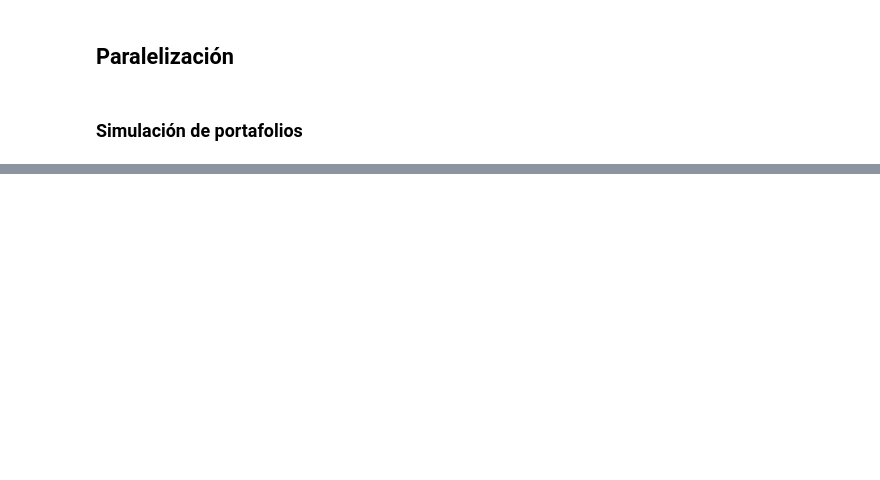
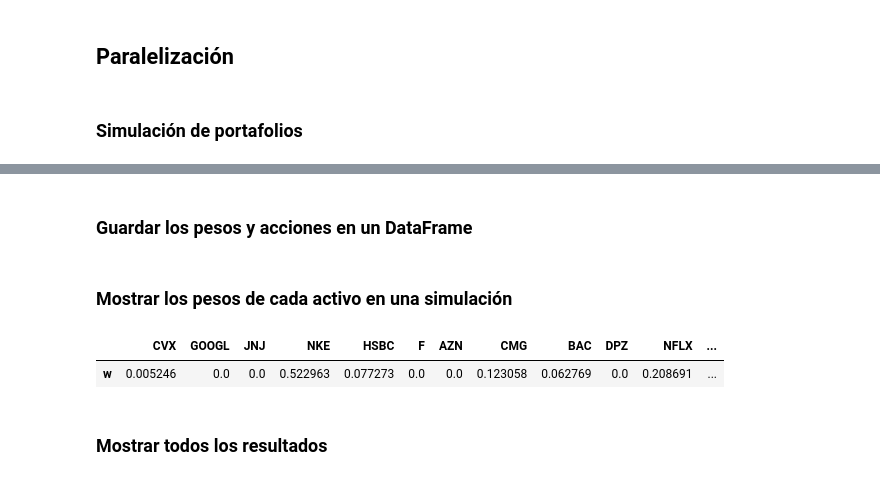
Before and after one commit to LuisMB09/metodos_optimizacion, a Jupyter notebook: Paralelización.ipynb, the cells around one changed output, grey strips where cells are left out. Drawn from its saved outputs; the diff is of its cells as text; code cells hidden in the pictures; blank space fills up the shorter version.

```diff
--- a/Paralelización.ipynb
+++ b/Paralelización.ipynb
@@ -196,7 +119,19 @@ metricas_df_scipy.head()
+# %% [markdown]
+### Guardar los pesos y acciones en un DataFrame
 # %%
 dataframes_dict = {}
 for i in range(n_simulations):
     dataframes_dict[f"Simulación {i+1}"] = pd.DataFrame(pesos_sci[i], index=selected_tickers[i], columns=['w']).T
+# %% [markdown]
+### Mostrar los pesos de cada activo en una simulación
+# %%
+# Elegir el número de simulación cambiando el número
+dataframes_dict['Simulación 1']
+# %% [output]
+|  | CVX | GOOGL | JNJ | NKE | HSBC | F | AZN | CMG | BAC | DPZ | NFLX | ... |
+| w | 0.005246 | 0.0 | 0.0 | 0.522963 | 0.077273 | 0.0 | 0.0 | 0.123058 | 0.062769 | 0.0 | 0.208691 | ... |
+# %% [markdown]
+### Mostrar todos los resultados
 # %%
 for i in range(n_simulations):
     display(Markdown(f"### Simulación {i+1}"))
```
Also changed, not shown: parts of 6 cells of this notebook.
